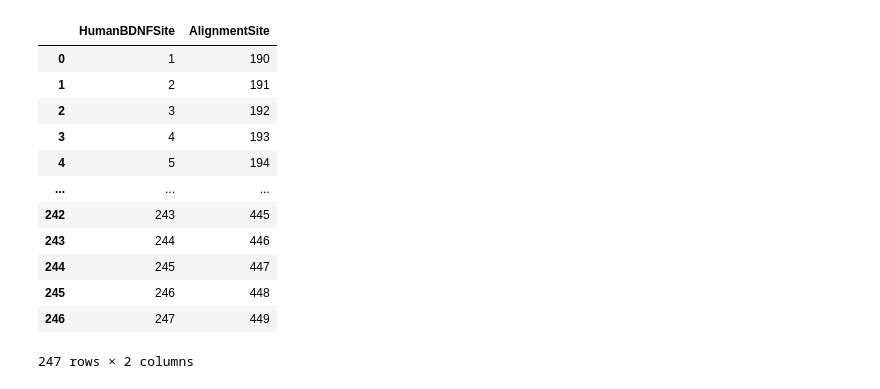
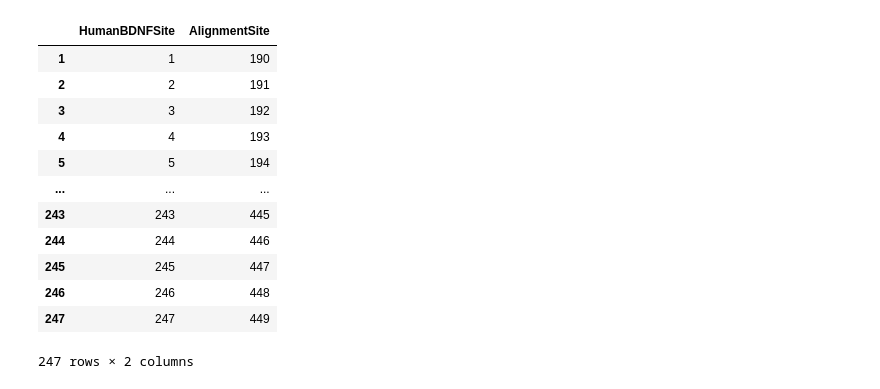
Before and after one commit to aglucaci/GeneInvestigator, a Jupyter notebook: notebooks/SiteMapper.ipynb, the cells around one changed output. Drawn from its saved outputs; the diff is of its cells as text; code cells hidden in the pictures.

Commit message:
table output function to notebooks

```diff
--- a/notebooks/SiteMapper.ipynb
+++ b/notebooks/SiteMapper.ipynb
@@ -41,7 +43,11 @@ MAP_ALIGNMENT_TO_HUMAN = []
 
 for site in a[HUMAN_ID].keys():
     codon = a[HUMAN_ID][site]
-    if codon != "---":
+    if "-" in codon and codon != "---":
+        print(codon) # look for ambiguous codons visually.
+    # end if
+
+    if codon != "---": # not a gap site.
         #print(site, codon)
         MAP_ALIGNMENT_TO_HUMAN.append(site)
     #end if
@@ -61,22 +67,23 @@ output_dict["AlignmentSite"] = B
 # %%
 # Human site number, alignment site number
 output_dict
 
 df = pd.DataFrame.from_dict(output_dict)
+df.index += 1
 df
 # %% [output]
 |  | HumanBDNFSite | AlignmentSite |
-| 0 | 1 | 190 |
-| 1 | 2 | 191 |
-| 2 | 3 | 192 |
-| 3 | 4 | 193 |
-| 4 | 5 | 194 |
+| 1 | 1 | 190 |
+| 2 | 2 | 191 |
+| 3 | 3 | 192 |
+| 4 | 4 | 193 |
+| 5 | 5 | 194 |
 | ... | ... | ... |
-| 242 | 243 | 445 |
-| 243 | 244 | 446 |
-| 244 | 245 | 447 |
-| 245 | 246 | 448 |
-| 246 | 247 | 449 |
+| 243 | 243 | 445 |
+| 244 | 244 | 446 |
+| 245 | 245 | 447 |
+| 246 | 246 | 448 |
+| 247 | 247 | 449 |
 247 rows × 2 columns
 # %%
 df.to_csv("BDNF_AlignmentMap.csv", index=False)
```
Also changed, not shown: parts of 1 cell of this notebook, 5 other files.
